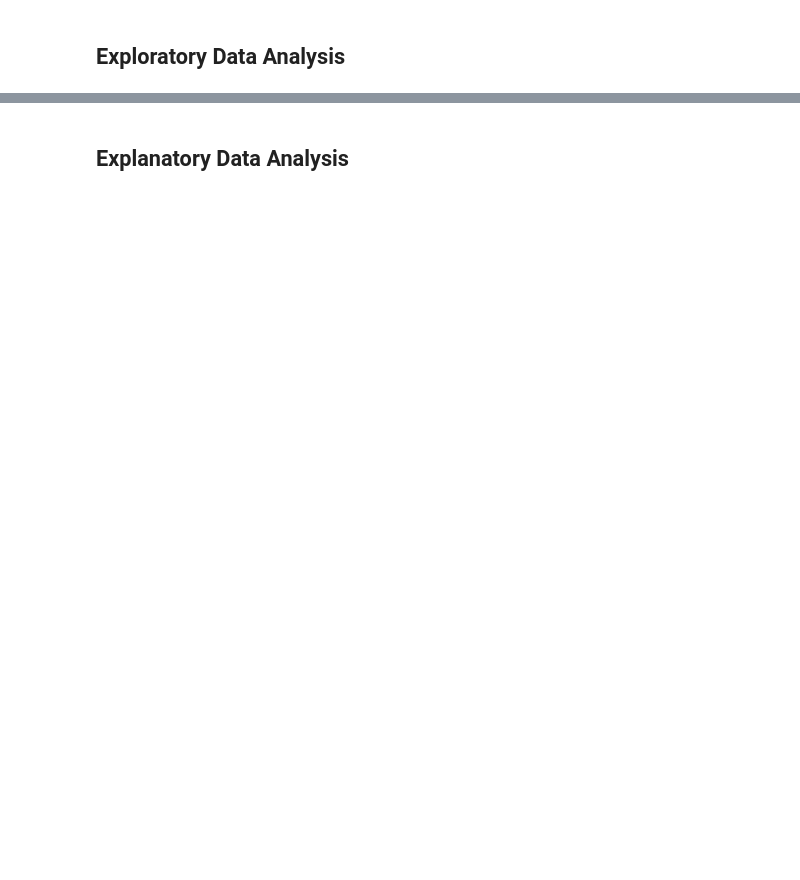
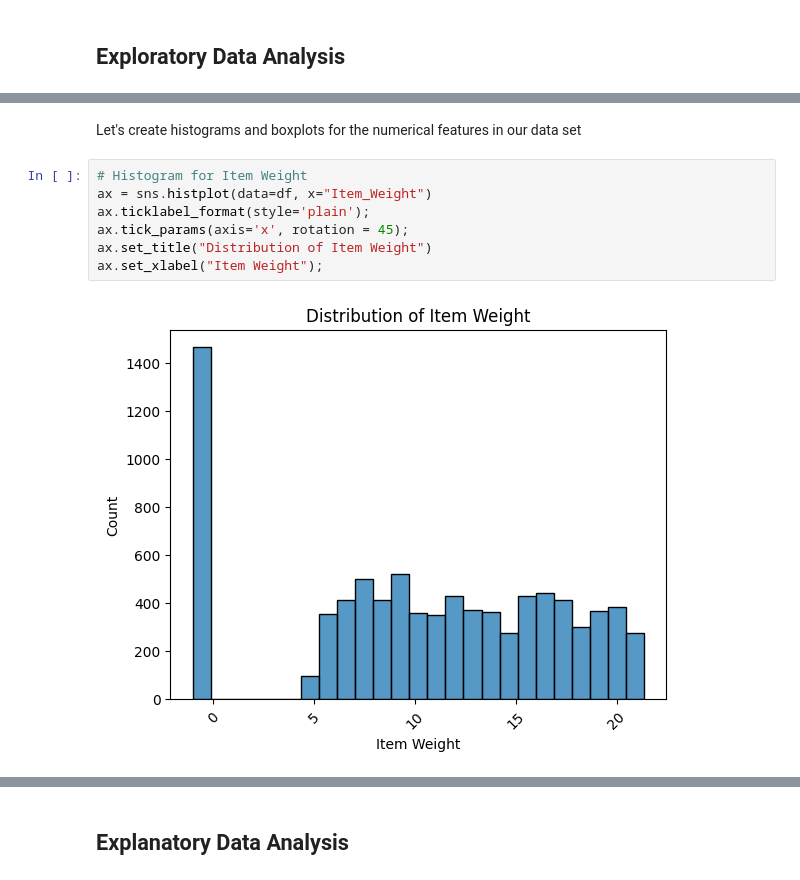
Before and after one commit to anjalixprakash/Prediction-of-Product-Sales, a Jupyter notebook: prediction_of_product_sales.ipynb, the cells around one changed output, grey strips where cells are left out. Saved outputs shown, nothing was run; the diff lists cells and outputs as text; blank space fills up the shorter version.

```diff
--- a/prediction_of_product_sales.ipynb
+++ b/prediction_of_product_sales.ipynb
@@ -235,0 +274,11 @@ Summary statistics for Item_Outlet_Sales. Minimum, Maximum and Mean respectively
+# %% [markdown]
+Let's create histograms and boxplots for the numerical features in our data set
+# %%
+# Histogram for Item Weight
+ax = sns.histplot(data=df, x="Item_Weight")
+ax.ticklabel_format(style='plain');
+ax.tick_params(axis='x', rotation = 45);
+ax.set_title("Distribution of Item Weight")
+ax.set_xlabel("Item Weight");
+# %% [output]
+[figure, added]
```
Also changed, not shown: parts of 32 cells of this notebook.
